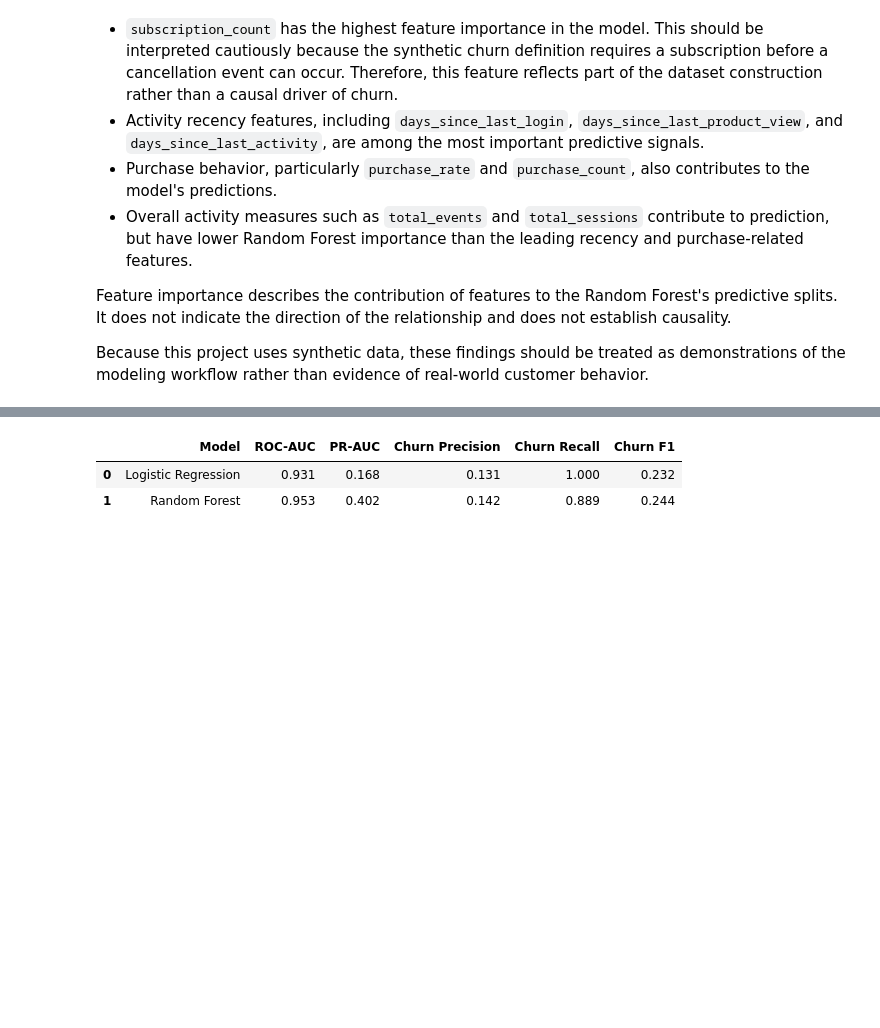
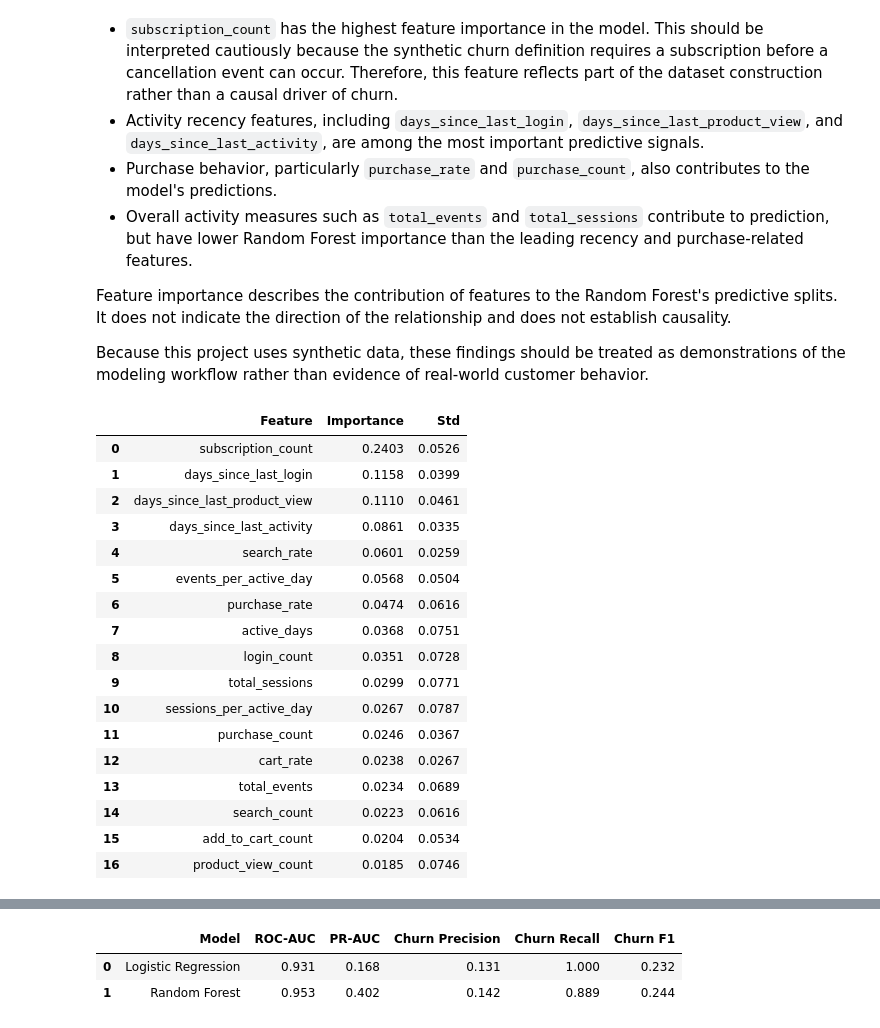
Before and after one commit to Nagarajwadi/product-churn-analytics, a Jupyter notebook: notebooks/02_churn_model_evaluation.ipynb, the cells around one changed output, grey strips where cells are left out. Drawn from its saved outputs; the diff is of its cells as text; code cells hidden in the pictures; blank space fills up the shorter version.

Commit message:
Add model robustness and permutation importance analysis

```diff
--- a/notebooks/02_churn_model_evaluation.ipynb
+++ b/notebooks/02_churn_model_evaluation.ipynb
@@ -473,3 +473,50 @@ The Random Forest model identifies several user-behavior features that contribut
 Feature importance describes the contribution of features to the Random Forest's predictive splits. It does not indicate the direction of the relationship and does not establish causality.
 
 Because this project uses synthetic data, these findings should be treated as demonstrations of the modeling workflow rather than evidence of real-world customer behavior.
+# %%
+# Permutation importance on the held-out test set
+
+from sklearn.inspection import permutation_importance
+
+permutation_results = permutation_importance(
+    random_forest_model,
+    X_test,
+    y_test,
+    scoring="average_precision",
+    n_repeats=10,
+    random_state=42,
+    n_jobs=-1
+)
+
+permutation_importance_df = pd.DataFrame({
+    "Feature": X_test.columns,
+    "Importance": permutation_results.importances_mean,
+    "Std": permutation_results.importances_std
+})
+
+permutation_importance_df = (
+    permutation_importance_df
+    .sort_values("Importance", ascending=False)
+    .reset_index(drop=True)
+)
+
+display(permutation_importance_df.round(4))
+# %% [output]
+|  | Feature | Importance | Std |
+| 0 | subscription_count | 0.2403 | 0.0526 |
+| 1 | days_since_last_login | 0.1158 | 0.0399 |
+| 2 | days_since_last_product_view | 0.1110 | 0.0461 |
+| 3 | days_since_last_activity | 0.0861 | 0.0335 |
+| 4 | search_rate | 0.0601 | 0.0259 |
+| 5 | events_per_active_day | 0.0568 | 0.0504 |
+| 6 | purchase_rate | 0.0474 | 0.0616 |
+| 7 | active_days | 0.0368 | 0.0751 |
+| 8 | login_count | 0.0351 | 0.0728 |
+| 9 | total_sessions | 0.0299 | 0.0771 |
+| 10 | sessions_per_active_day | 0.0267 | 0.0787 |
+| 11 | purchase_count | 0.0246 | 0.0367 |
+| 12 | cart_rate | 0.0238 | 0.0267 |
+| 13 | total_events | 0.0234 | 0.0689 |
+| 14 | search_count | 0.0223 | 0.0616 |
+| 15 | add_to_cart_count | 0.0204 | 0.0534 |
+| 16 | product_view_count | 0.0185 | 0.0746 |
```
Also changed, not shown: parts of 1 cell of this notebook.
